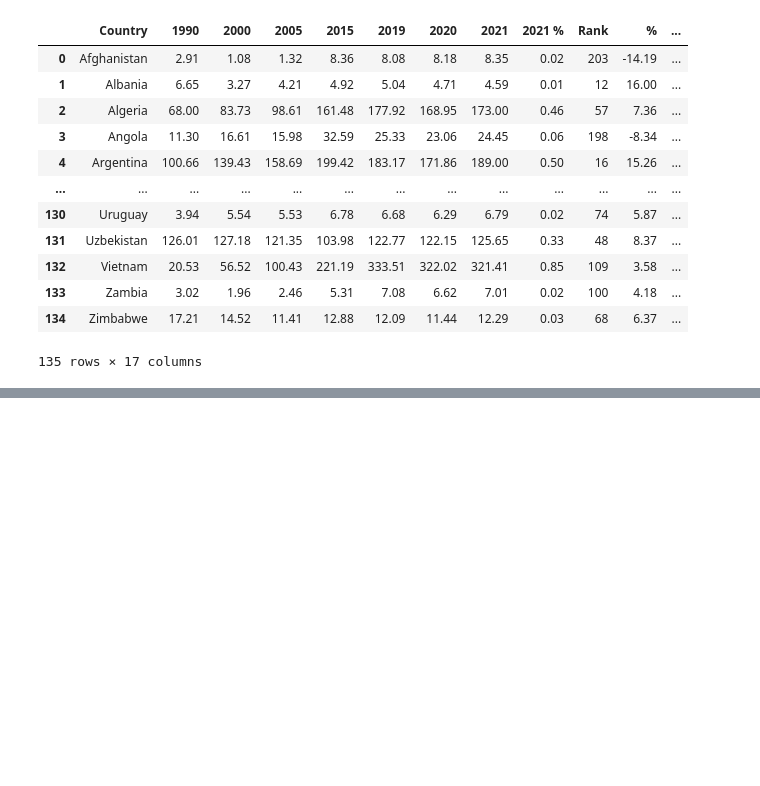
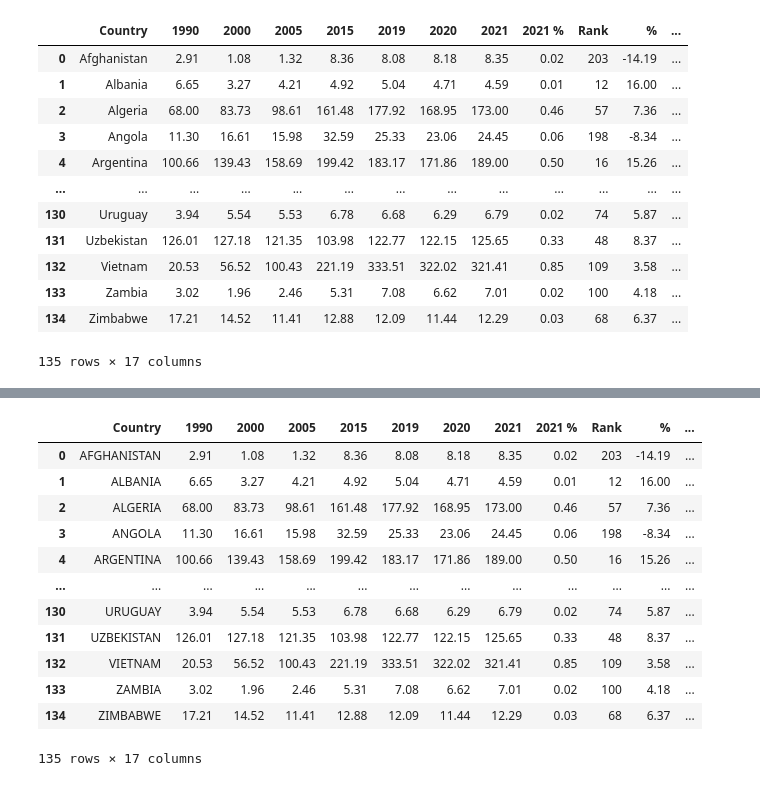
Before and after one commit to Pucp-Quintana/Evaluacion-1-, a Jupyter notebook: Untitled1.ipynb, the cells around one changed output, grey strips where cells are left out. Saved outputs shown, nothing was run; the diff lists cells and outputs as text; code cells hidden in the pictures; blank space fills up the shorter version.

```diff
--- a/Untitled1.ipynb
+++ b/Untitled1.ipynb
@@ -124,0 +144,17 @@ merge1
+# %%
+merge1['Country'] = merge1['Country'].str.upper()
+merge1
+# %% [output]
+|  | Country | 1990 | 2000 | 2005 | 2015 | 2019 | 2020 | 2021 | 2021 % | Rank | % | ... |
+| 0 | AFGHANISTAN | 2.91 | 1.08 | 1.32 | 8.36 | 8.08 | 8.18 | 8.35 | 0.02 | 203 | -14.19 | ... |
+| 1 | ALBANIA | 6.65 | 3.27 | 4.21 | 4.92 | 5.04 | 4.71 | 4.59 | 0.01 | 12 | 16.00 | ... |
+| 2 | ALGERIA | 68.00 | 83.73 | 98.61 | 161.48 | 177.92 | 168.95 | 173.00 | 0.46 | 57 | 7.36 | ... |
+| 3 | ANGOLA | 11.30 | 16.61 | 15.98 | 32.59 | 25.33 | 23.06 | 24.45 | 0.06 | 198 | -8.34 | ... |
+| 4 | ARGENTINA | 100.66 | 139.43 | 158.69 | 199.42 | 183.17 | 171.86 | 189.00 | 0.50 | 16 | 15.26 | ... |
+| ... | ... | ... | ... | ... | ... | ... | ... | ... | ... | ... | ... | ... |
+| 130 | URUGUAY | 3.94 | 5.54 | 5.53 | 6.78 | 6.68 | 6.29 | 6.79 | 0.02 | 74 | 5.87 | ... |
+| 131 | UZBEKISTAN | 126.01 | 127.18 | 121.35 | 103.98 | 122.77 | 122.15 | 125.65 | 0.33 | 48 | 8.37 | ... |
+| 132 | VIETNAM | 20.53 | 56.52 | 100.43 | 221.19 | 333.51 | 322.02 | 321.41 | 0.85 | 109 | 3.58 | ... |
+| 133 | ZAMBIA | 3.02 | 1.96 | 2.46 | 5.31 | 7.08 | 6.62 | 7.01 | 0.02 | 100 | 4.18 | ... |
+| 134 | ZIMBABWE | 17.21 | 14.52 | 11.41 | 12.88 | 12.09 | 11.44 | 12.29 | 0.03 | 68 | 6.37 | ... |
+135 rows × 17 columns
```
Also changed, not shown: parts of 8 cells of this notebook.
